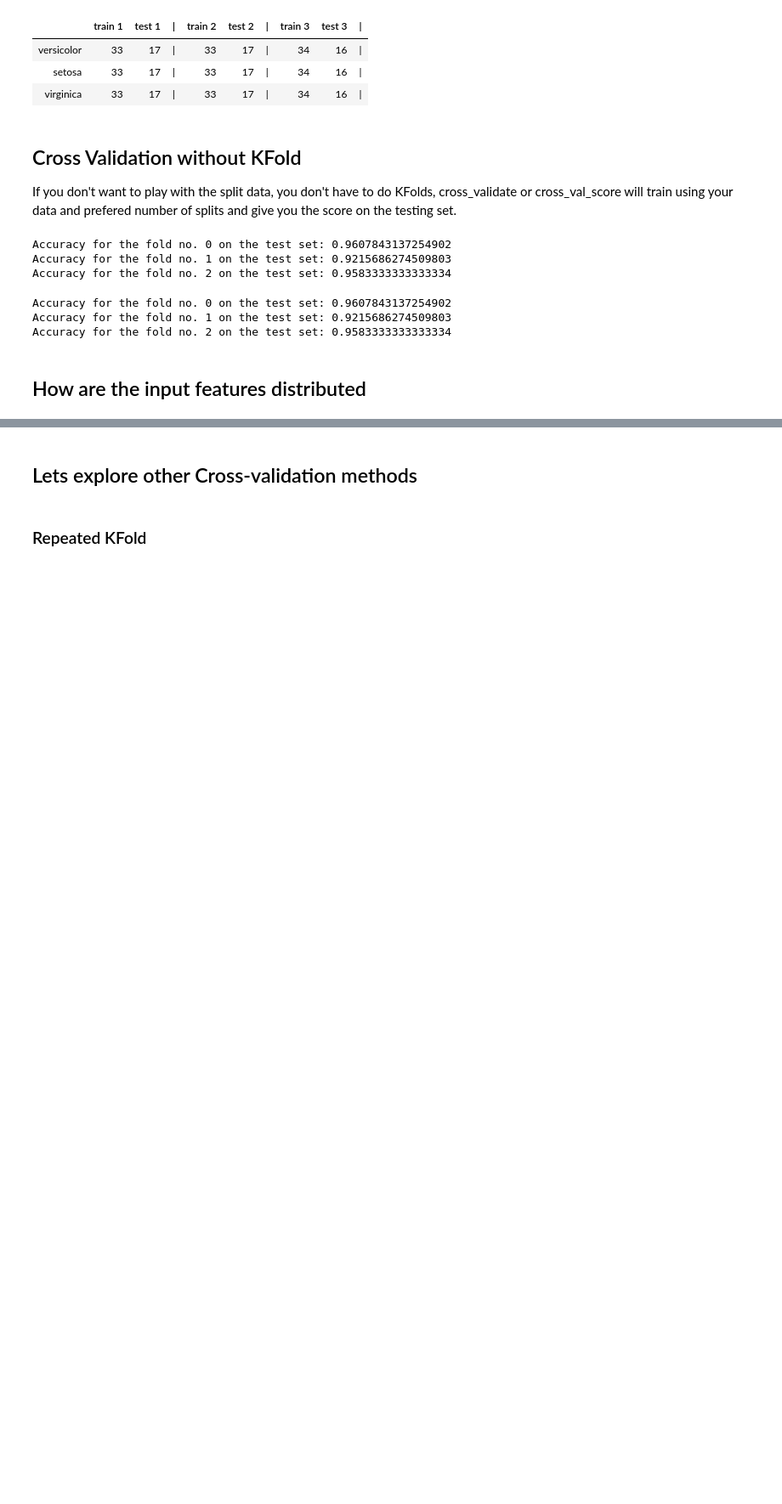
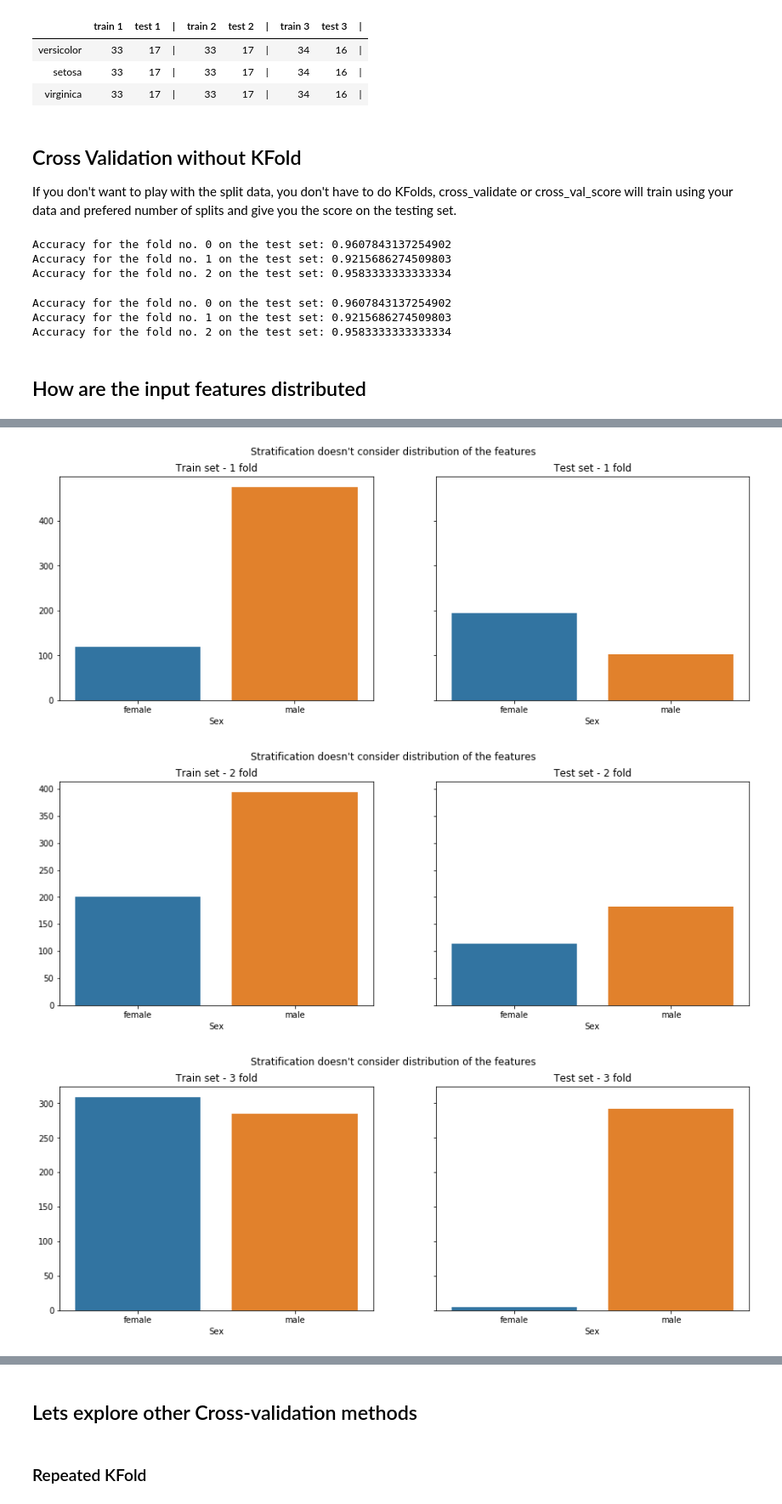
Before and after one commit to vaasha/Machine-leaning-in-examples, a Jupyter notebook: sklearn/cross-validation/Cross Validation.ipynb, the cells around one changed output, grey strips where cells are left out. Shown: that part at 85% size. Drawn from its saved outputs; the diff is of its cells as text; code cells hidden in the pictures; blank space fills up the shorter version.

```diff
--- a/sklearn/cross-validation/Cross Validation.ipynb
+++ b/sklearn/cross-validation/Cross Validation.ipynb
@@ -398,0 +412,15 @@ pd.concat(dfs,axis=1, sort=False)
+# %%
+for i, data in enumerate(dfs_data):
+    fig, ax = plt.subplots(1,2, figsize=(15,5), sharey=True)
+    plot_df = dfs_data[i]["train"][["Sex"]].groupby(["Sex"]).size()
+    sns.barplot(plot_df.index, plot_df.values,ax=ax[0])
+    ax[0].set_title(f"Train set - {i+1} fold")
+    plot_df = dfs_data[i]["test"][["Sex"]].groupby(["Sex"]).size()
+    sns.barplot(plot_df.index, plot_df.values,ax=ax[1])
+    ax[1].set_title(f"Test set - {i+1} fold")
+    plt.suptitle("Stratification doesn't consider distribution of the features")
+    plt.show()
+# %% [output]
+[figure, added]
+[figure, added]
+[figure, added]
```
Also changed, not shown: parts of 7 cells of this notebook.
